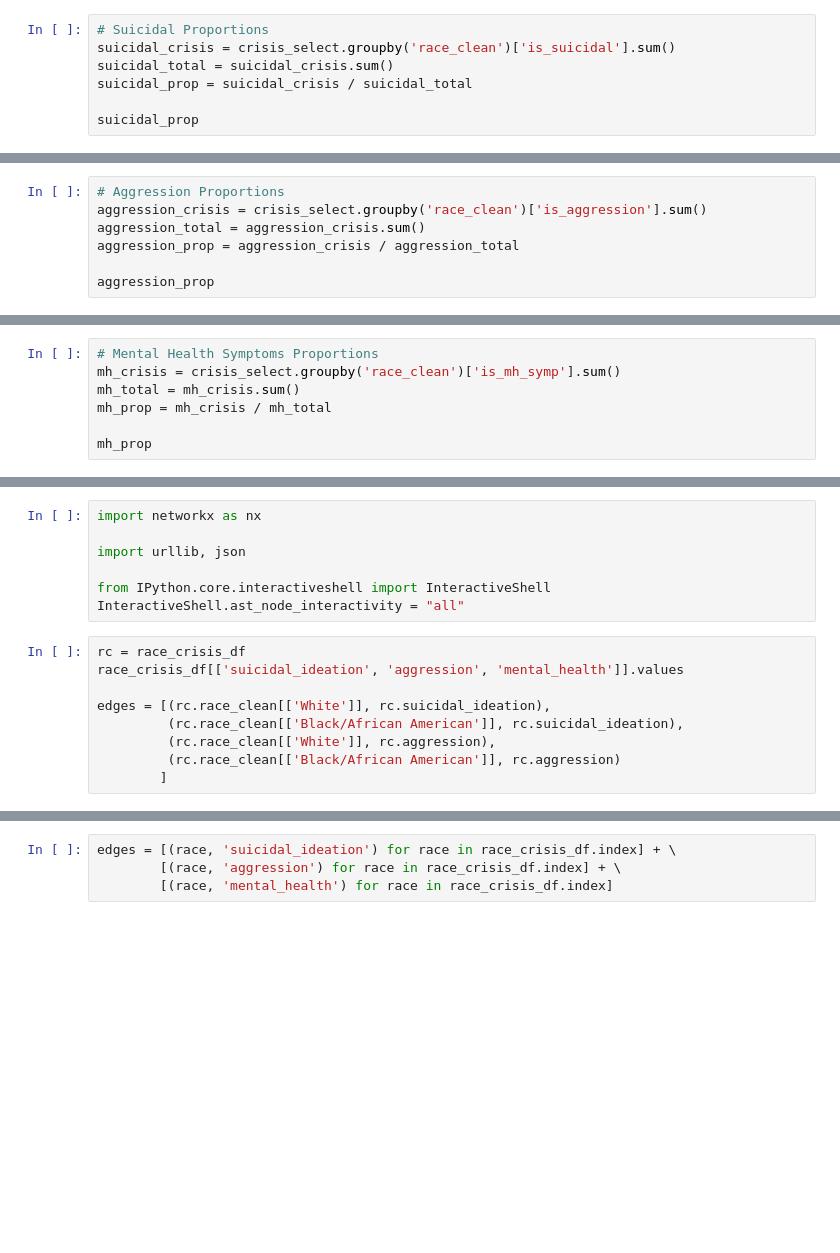
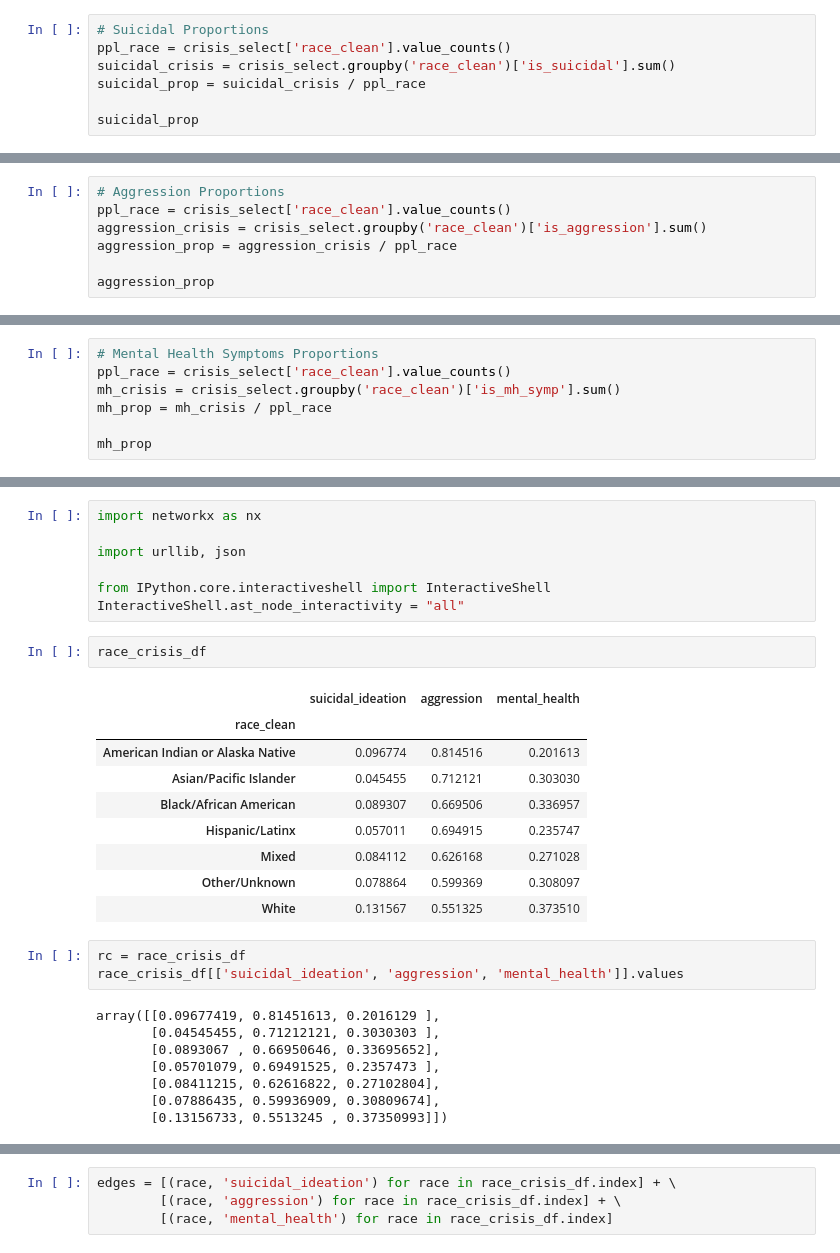
Before and after one commit to orenpk/QSS-20-Final-Project, a Jupyter notebook: code/SIRS_race_analysis.ipynb, the cells around one changed output, grey strips where cells are left out. Drawn from its saved outputs; the diff is of its cells as text; blank space fills up the shorter version.

```diff
--- a/code/SIRS_race_analysis.ipynb
+++ b/code/SIRS_race_analysis.ipynb
@@ -475,7 +473,7 @@ TypeError: unsupported operand type(s) for /: 'NoneType' and 'int'
 # %%
 # Suicidal Proportions
+ppl_race = crisis_select['race_clean'].value_counts()
 suicidal_crisis = crisis_select.groupby('race_clean')['is_suicidal'].sum()
-suicidal_total = suicidal_crisis.sum()
-suicidal_prop = suicidal_crisis / suicidal_total
+suicidal_prop = suicidal_crisis / ppl_race
 
 suicidal_prop
@@ -482,7 +490,7 @@ suicidal_prop
 # %%
 # Aggression Proportions
+ppl_race = crisis_select['race_clean'].value_counts()
 aggression_crisis = crisis_select.groupby('race_clean')['is_aggression'].sum()
-aggression_total = aggression_crisis.sum()
-aggression_prop = aggression_crisis / aggression_total
+aggression_prop = aggression_crisis / ppl_race
 
 aggression_prop
@@ -489,7 +507,7 @@ aggression_prop
 # %%
 # Mental Health Symptoms Proportions
+ppl_race = crisis_select['race_clean'].value_counts()
 mh_crisis = crisis_select.groupby('race_clean')['is_mh_symp'].sum()
-mh_total = mh_crisis.sum()
-mh_prop = mh_crisis / mh_total
+mh_prop = mh_crisis / ppl_race
 
 mh_prop
@@ -508,12 +546,26 @@ import urllib, json
 
 from IPython.core.interactiveshell import InteractiveShell
 InteractiveShell.ast_node_interactivity = "all"
+# %%
+race_crisis_df
+# %% [output]
+|  | suicidal_ideation | aggression | mental_health |
+| race_clean |  |  |  |
+| American Indian or Alaska Native | 0.096774 | 0.814516 | 0.201613 |
+| Asian/Pacific Islander | 0.045455 | 0.712121 | 0.303030 |
+| Black/African American | 0.089307 | 0.669506 | 0.336957 |
+| Hispanic/Latinx | 0.057011 | 0.694915 | 0.235747 |
+| Mixed | 0.084112 | 0.626168 | 0.271028 |
+| Other/Unknown | 0.078864 | 0.599369 | 0.308097 |
+| White | 0.131567 | 0.551325 | 0.373510 |
 # %%
 rc = race_crisis_df
 race_crisis_df[['suicidal_ideation', 'aggression', 'mental_health']].values
-
-edges = [(rc.race_clean[['White']], rc.suicidal_ideation),
-         (rc.race_clean[['Black/African American']], rc.suicidal_ideation),
-         (rc.race_clean[['White']], rc.aggression),
-         (rc.race_clean[['Black/African American']], rc.aggression)
-        ]
+# %% [output]
+array([[0.09677419, 0.81451613, 0.2016129 ],
+       [0.04545455, 0.71212121, 0.3030303 ],
+       [0.0893067 , 0.66950646, 0.33695652],
+       [0.05701079, 0.69491525, 0.2357473 ],
+       [0.08411215, 0.62616822, 0.27102804],
+       [0.07886435, 0.59936909, 0.30809674],
+       [0.13156733, 0.5513245 , 0.37350993]])
```
Also changed, not shown: parts of 7 cells of this notebook, 2 other files.
